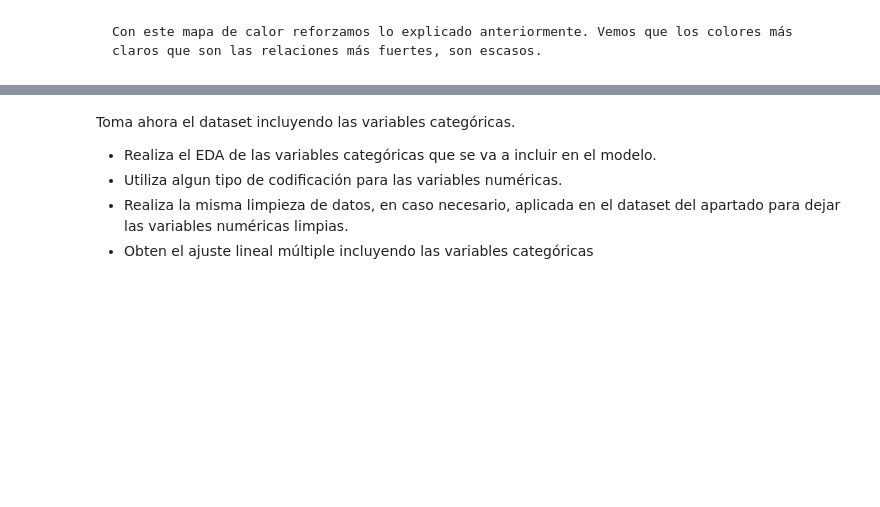
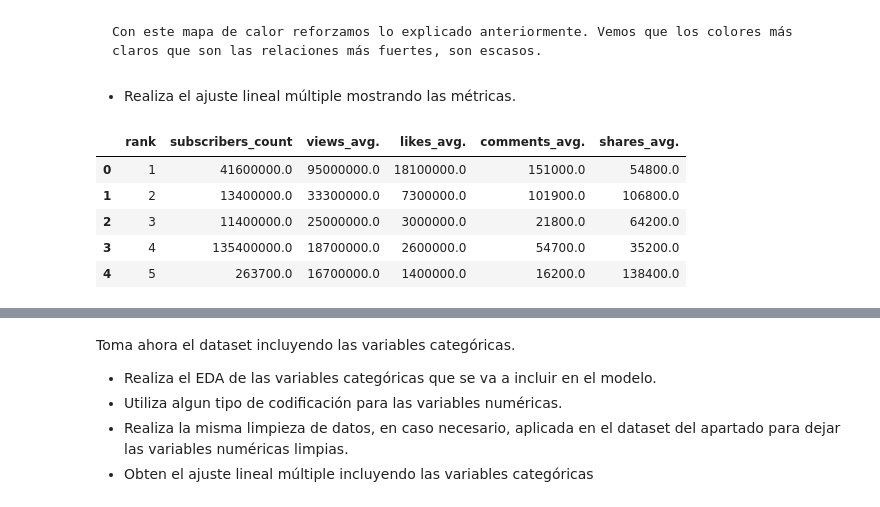
Before and after one commit to Adalab/Adalab-DA-promo-A-module-3-pairprog-3-pair-4-Alicia-Lidia, a Jupyter notebook: Regresión/Regresión 3/Pair_regresion_3.ipynb, the cells around one changed output, grey strips where cells are left out. Saved outputs shown, nothing was run; the diff lists cells and outputs as text; code cells hidden in the pictures; blank space fills up the shorter version.

```diff
--- a/Regresión/Regresión 3/Pair_regresion_3.ipynb
+++ b/Regresión/Regresión 3/Pair_regresion_3.ipynb
@@ -98,3 +97,14 @@ sns.heatmap(corr,mask = mask,xticklabels=corr.columns.values,yticklabels=corr.co
 [figure]
 # %% [markdown]
     Con este mapa de calor reforzamos lo explicado anteriormente. Vemos que los colores más claros que son las relaciones más fuertes, son escasos.
+# %% [markdown]
+- Realiza el ajuste lineal múltiple mostrando las métricas.
+# %%
+df_numericas.head()
+# %% [output]
+|  | rank | subscribers_count | views_avg. | likes_avg. | comments_avg. | shares_avg. |
+| 0 | 1 | 41600000.0 | 95000000.0 | 18100000.0 | 151000.0 | 54800.0 |
+| 1 | 2 | 13400000.0 | 33300000.0 | 7300000.0 | 101900.0 | 106800.0 |
+| 2 | 3 | 11400000.0 | 25000000.0 | 3000000.0 | 21800.0 | 64200.0 |
+| 3 | 4 | 135400000.0 | 18700000.0 | 2600000.0 | 54700.0 | 35200.0 |
+| 4 | 5 | 263700.0 | 16700000.0 | 1400000.0 | 16200.0 | 138400.0 |
```
Also changed, not shown: parts of 10 cells of this notebook.
